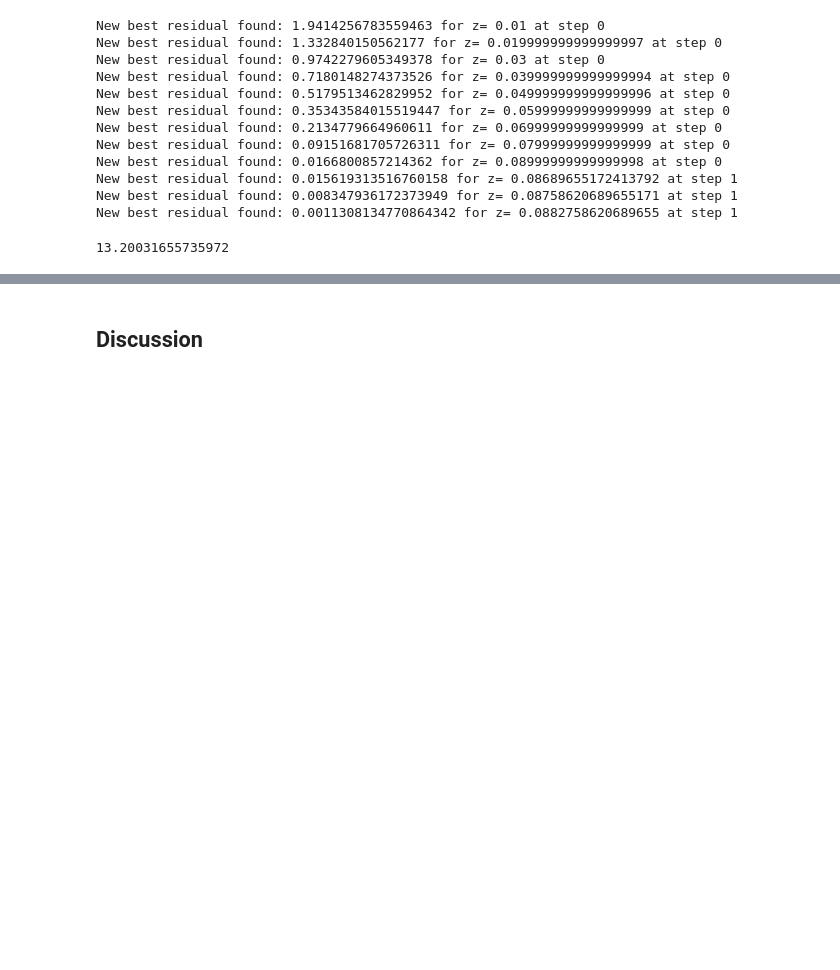
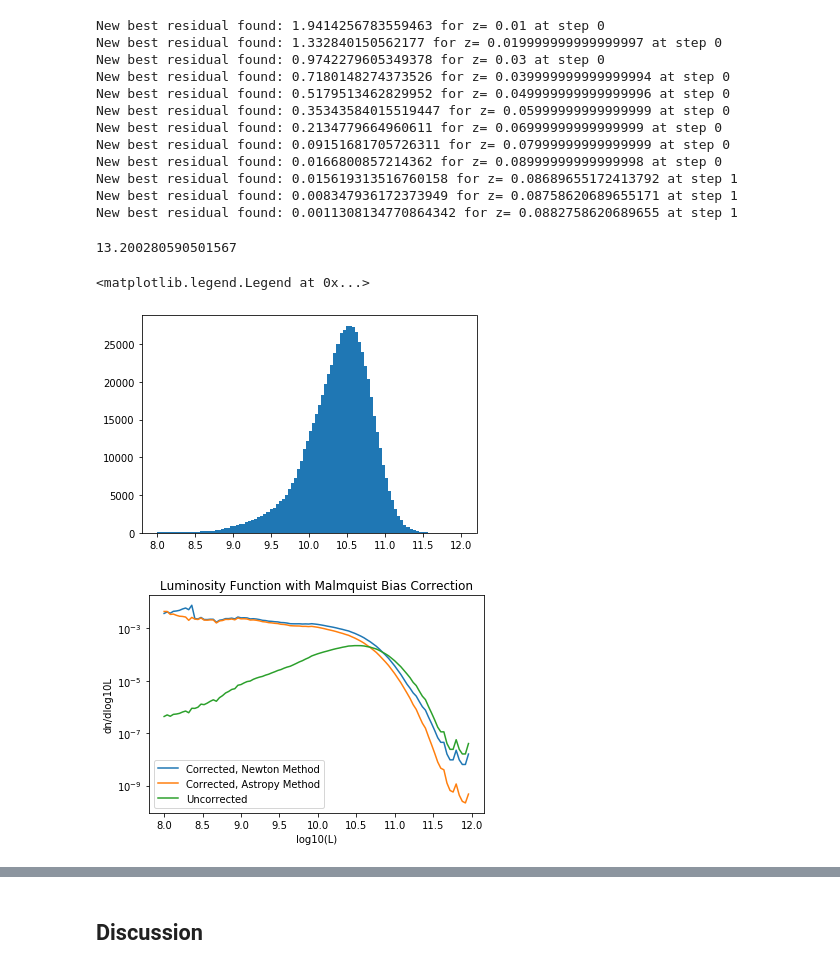
Before and after one commit to katiesavarc/DataSci_Lab, a Jupyter notebook: CodingLab04/CodingLab04_LuminosityFunctions.ipynb, the cells around one changed output, grey strips where cells are left out. Saved outputs shown, nothing was run; the diff lists cells and outputs as text; code cells hidden in the pictures; blank space fills up the shorter version.

Commit message:
Finished Malmquist bias correction and comparison between my Newton inverter vs the astropy inverter

```diff
--- a/CodingLab04/CodingLab04_LuminosityFunctions.ipynb
+++ b/CodingLab04/CodingLab04_LuminosityFunctions.ipynb
@@ -296,7 +302,7 @@ One relatively straightforward---yet effective---way to correct Malmquist bias i
 # %% [markdown]
 __Exercise__: Implement a $V/V_\textrm{max}$ weighting for the luminosity function. You will need to compute $V_\textrm{max}$ for each galaxy. (Hint: `np.histogram` has a very handy optional argument called `weights`). Plot the result.
 # %%
-def get_z_max_Newton(L_log_object, zmin, zmax, m_faintest, cosmology_model, N_bisection_pts=30, N_Newton_steps=10, tol = 1e-5, verbose=False):
+def get_z_max_Newton(L_log_object, zmin, zmax, m_faintest, cosmology_model, N_bisection_pts=30, N_Newton_steps=20, tol = 1e-8, verbose=False):
     """
     Given an object's log luminosity, find the redshift corresponding to the maximum distance at which that object
     would be detectable for a survey with minimum-detectable apparent magnitude m_faintest.
@@ -375,7 +381,10 @@ New best residual found: 0.008347936172373949 for z= 0.08758620689655171 at step
 New best residual found: 0.0011308134770864342 for z= 0.0882758620689655 at step 1
 # %%
 ## Your code here
-def get_V_max_weighting(V_survey, m_faintest, L_log_object, z_min, z_max):
+from astropy.cosmology import z_at_value
+from astropy import units as u
+
+def get_V_max_weighting(V_survey, m_faintest, L_log_object, z_min, z_max, cosmo, solver):
     """
     For a given object luminosity, calculate the maximum distance at which that object could
     be detected for a study which can only observe objects having an apparent magnitude >= m_faintest.
@@ -392,7 +401,15 @@ def get_V_max_weighting(V_survey, m_faintest, L_log_object, z_min, z_max):
     """
 
     #Use my Newton-style method to get the maximum observable redshift and corresponding luminosity distance
-    z, Dl = get_z_max_Newton(L_log_object, zmin, zmax, m_faintest, cosmo)
+    if solver=='Newton':
+        z, Dl = get_z_max_Newton(L_log_object, zmin, zmax, m_faintest, cosmo)
+
+    #Use z_at_value method to get the maximum observable redshift and corresponding luminosity distance
+    if solver=='Astropy':
+        M_faintest = M_sun - 2.5*L_log_object
+        Dl = 1e-5*10**((m_faintest-M_faintest)/5) #In parsecs I think? Need to make sure
+        z = z_at_value(cosmo.luminosity_distance, Dl*u.parsec, zmin=-0.1, zmax=zmax)
+
 
     Dm = Dl/(1+z)
     V_max = (4*np.pi/3)*Dm**3
@@ -405,7 +422,54 @@ def get_V_max_weighting(V_survey, m_faintest, L_log_object, z_min, z_max):
 z_min = 0
 z_max = 0.3
 L_log_object = 10
+solver = 'Newton'
 
-V_frac = get_V_max_weighting(V_survey, m_faintest, L_log_object, z_min, z_max)
+V_frac = get_V_max_weighting(V_survey, m_faintest, L_log_object, z_min, z_max, cosmo, solver=solver)
+print(V_frac)
 # %% [output]
-13.20031655735972
+13.200280590501567
+# %%
+##Final code to create the Malmquist-Corrected Luminosity Function plot
+
+#Histogram the luminosity values
+range_vals = (8,12)
+#Should change variable name to hist_vals_N_corrected
+[hist_vals_N, bin_edges, patches] = plt.hist(L_log, bins = 100, range=range_vals)
+
+#Correct for volume of survey to get number density
+hist_vals_n = hist_vals_N/V_survey
+
+#Get dn/dlogL in units of dn per width of logarithmic bin
+bin_width = bin_edges[1] - bin_edges[0]
+dn_dlogL = hist_vals_n / bin_width
+
+bin_vals = bin_edges[0:-1]
+
+#Get the V_frac weights for all log luminosities in the range of our survey
+V_frac_weights_n = np.zeros(len(bin_vals))
+V_frac_weights_a = np.zeros(len(bin_vals))
+z_min = 0
+z_max = 0.3
+
+#Can we vectorize this?
+for i in range(len(bin_vals)):
+    V_frac_weights_n[i] = get_V_max_weighting(V_survey, m_faintest, bin_vals[i], z_min, z_max, cosmo, solver='Newton')
+    V_frac_weights_a[i] = get_V_max_weighting(V_survey, m_faintest, bin_vals[i], z_min, z_max, cosmo, solver='Astropy')
+
+dn_dlogL_corrected_n = dn_dlogL*V_frac_weights_n
+dn_dlogL_corrected_a = dn_dlogL*V_frac_weights_a
+
+#Plot the luminosity function
+plt.figure()
+plt.plot(bin_vals, dn_dlogL_corrected_n, label='Corrected, Newton Method')
+plt.plot(bin_vals, dn_dlogL_corrected_a, label='Corrected, Astropy Method')
+plt.plot(bin_vals, dn_dlogL, label='Uncorrected')
+plt.yscale('log')
+plt.title('Luminosity Function with Malmquist Bias Correction')
+plt.ylabel('dn/dlog10L')
+plt.xlabel('log10(L)')
+plt.legend()
+# %% [output]
+<matplotlib.legend.Legend at 0x...>
+[figure, added]
+[figure, added]
```
Also changed, not shown: parts of 3 cells of this notebook.
